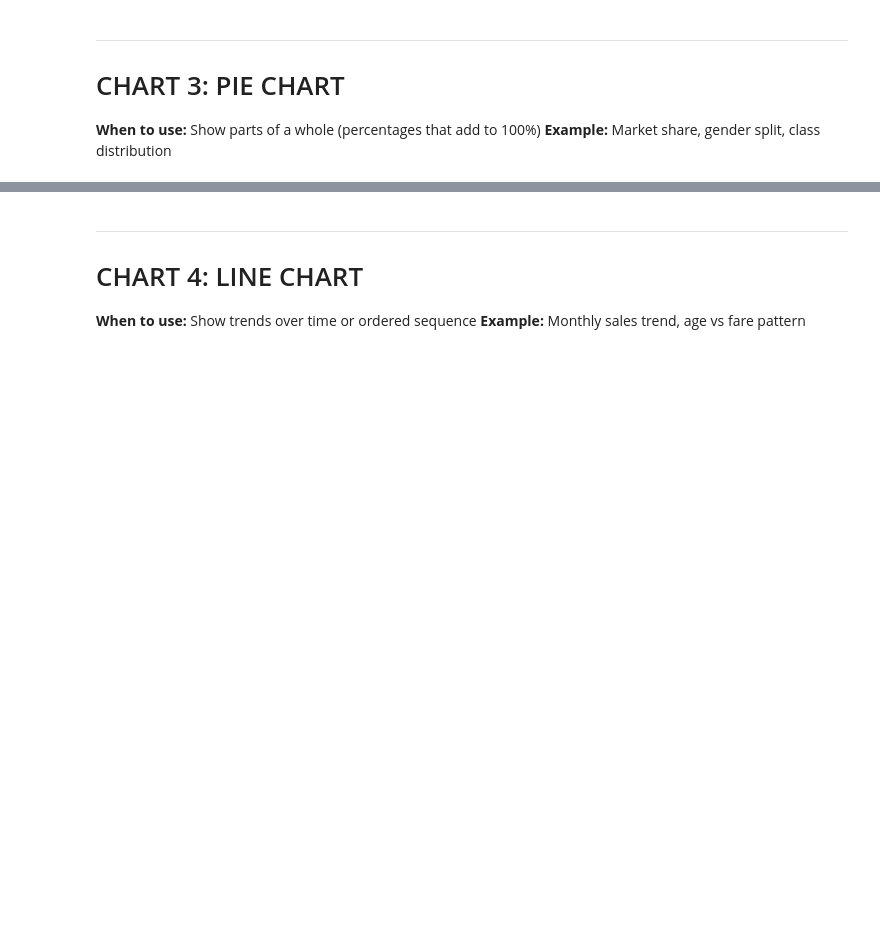
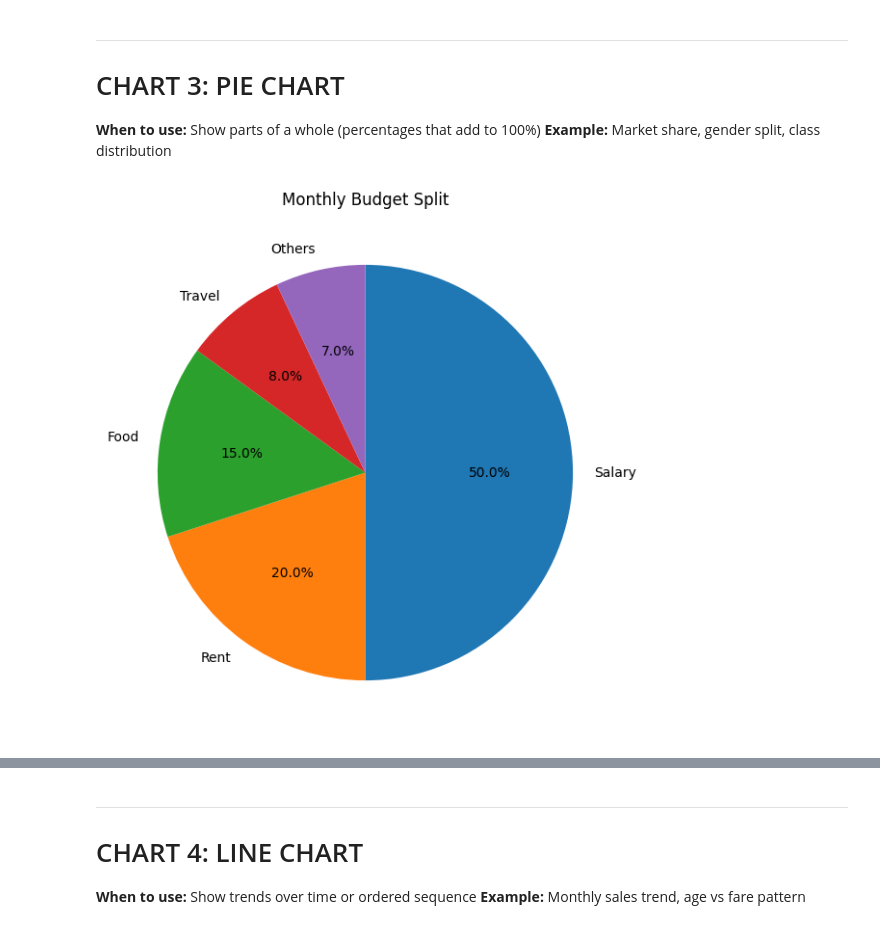
Before and after one commit to sauhar/Business-Data-Analytics, a Jupyter notebook: Python/matplotlib_basic.ipynb, the cells around one changed output, grey strips where cells are left out. Cells and saved outputs as stored; diff of their text form; code cells hidden in the pictures; blank space fills up the shorter version.

```diff
--- a/Python/matplotlib_basic.ipynb
+++ b/Python/matplotlib_basic.ipynb
@@ -137,18 +187,21 @@ plt.show()
 # %%
 # Simple pie chart — budget split example
 
 categories = ['Salary', 'Rent', 'Food', 'Travel', 'Others']
 amounts    = [50, 20, 15, 8, 7]
 
 plt.figure(figsize=(7, 7))
 plt.pie(
     amounts,
     labels    = categories,
-    autopct   = '%1.1f%%',     # show % on each slice
-    startangle = 90            # start from top (12 o'clock position)
+    autopct   = '%.1f%%',     # show % on each slice, %% → prints the % symbol
+    startangle = 90  ,         # start from top (12 o'clock position)
+    counterclock=False         # by default it rotates anticlockwise in Matplotlib
 )
 plt.title('Monthly Budget Split')
 plt.show()
+# %% [output]
+[figure, added]
 # %%
 # Pie chart — Gender distribution in Titanic
 
```
Also changed, not shown: parts of 22 cells of this notebook, 11 other files.
